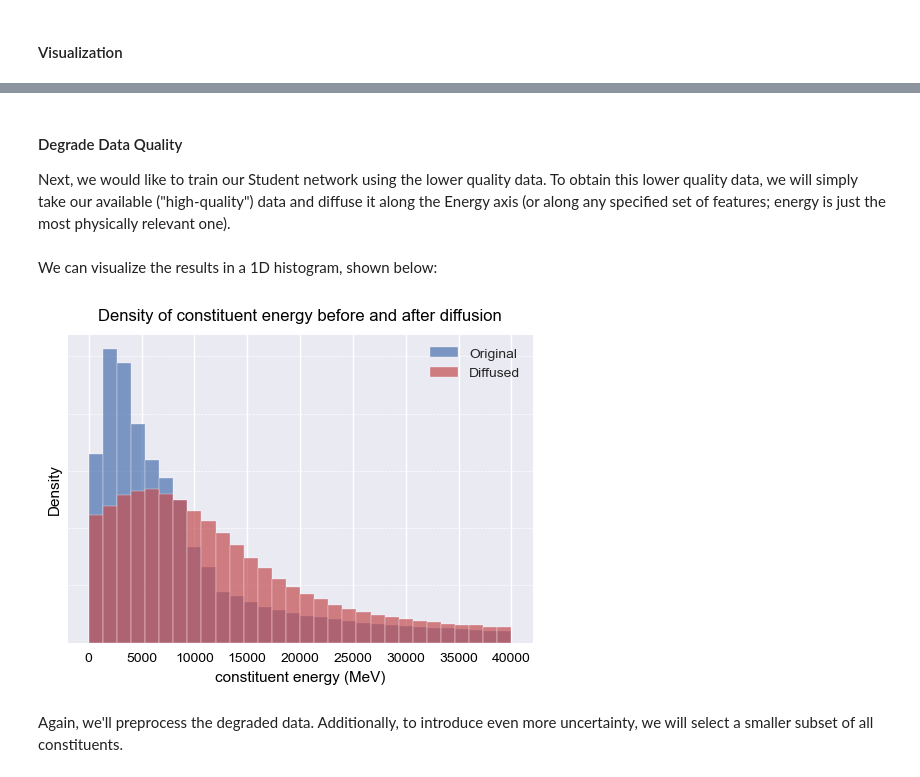
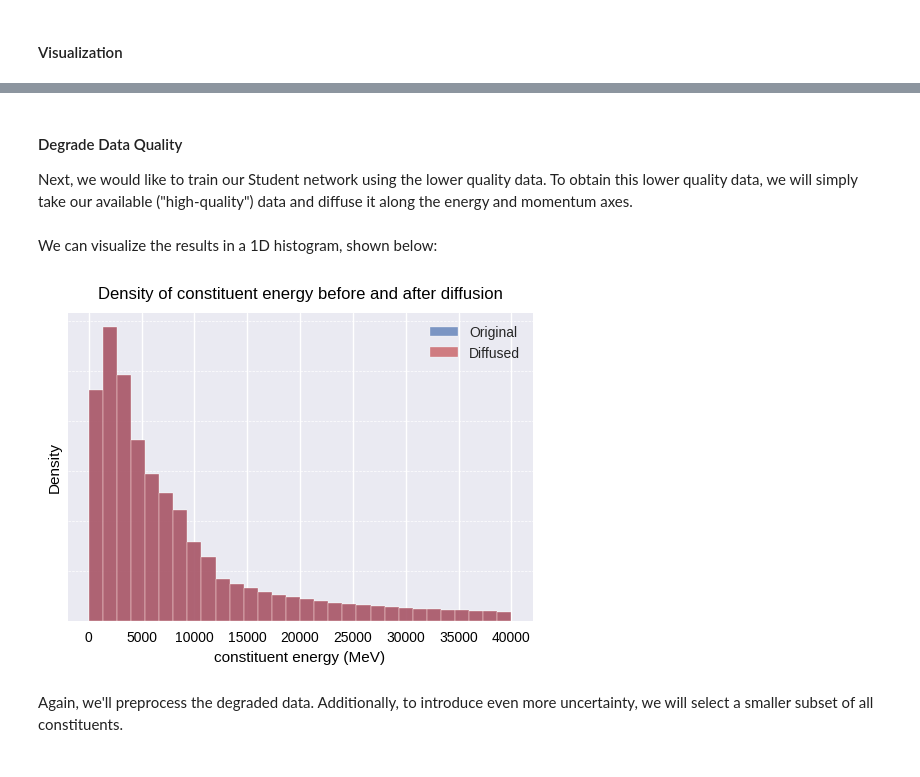
Before and after one commit to baron-de-montblanc/DL-Final-Project, a Jupyter notebook: workbook_FCNN.ipynb, the cells around one changed output, grey strips where cells are left out. Drawn from its saved outputs; the diff is of its cells as text; code cells hidden in the pictures.

```diff
--- a/workbook_FCNN.ipynb
+++ b/workbook_FCNN.ipynb
@@ -35,15 +35,15 @@ plt.style.use("seaborn-v0_8")
 # %%
 # Initialize some global hyperparameters
 
-NH = 2  # number of hidden layers: 5
-NE = 20  # number of epochs
+NH = 5  # number of hidden layers: 5
+NE = 30  # number of epochs
 LR = 1.2e-5  # learning rate: 1.2e-5
-BATCH_SZ = 32  # batch size: 250
-MAX_ITEMS = 100000  # maximum number of elements to consider (input size): 3,000,000
+BATCH_SZ = 250  # batch size: 250
+MAX_ITEMS = 750000  # maximum number of elements to consider (input size): 3,000,000
 MAX_CONSTITS = 80  # maximum number of constituent elements per jet: 80
-REDUCED_CONSTITS = 20  # number of constituent elements for the Student network to consider: 40
-NOISE_STD = 7e3  # noise standard deviation for the diffusion: 5e3
-ALPHA = 0.8  # alpha parameter for knowledge transfer: 0.8
+REDUCED_CONSTITS = 80  # number of constituent elements for the Student network to consider: 40
+NOISE_STD = 5e3  # noise standard deviation for the diffusion: 5e3
+ALPHA = 0.5  # alpha parameter for knowledge transfer: 0.8
 TEMP = 2.0  # temperature parameter for knowledge transfer: 2.0
 # %% [markdown]
 #### Input Data Visualization
@@ -56,9 +56,9 @@ jet_data, jet_labels, jet_weights, jet_features = get_data(
 )
 
 cons_data, cons_labels, cons_weights, cons_features = get_data(
-    "./data/reduced_atlas_dataset.h5",
+    "./data/train.h5",
     attribute="constituents",
-    # max_items=MAX_ITEMS
+    max_items=MAX_ITEMS
 )
 
 print("---------- Jet-level data ----------------")
@@ -223,19 +225,24 @@ Final test loss: 0.6080  Final test acc: 0.6727
 # %% [markdown]
 #### Degrade Data Quality
 
-Next, we would like to train our Student network using the lower quality data. To obtain this lower quality data, we will simply take our available ("high-quality") data and diffuse it along the Energy axis (or along any specified set of features; energy is just the most physically relevant one).
+Next, we would like to train our Student network using the lower quality data. To obtain this lower quality data, we will simply take our available ("high-quality") data and diffuse it along the energy and momentum axes.
 # %%
 from helper import diffuse
 
-diffused_cons_data = diffuse(cons_data, cons_features, noise_std=NOISE_STD, apply_features=['fjet_clus_E'])
+diffused_cons_data = diffuse(cons_data, cons_features, noise_std=NOISE_STD,
+                             apply_features=['fjet_clus_E', 'fjet_clus_pt'],
+                            )
 # %% [markdown]
 We can visualize the results in a 1D histogram, shown below:
 # %%
-from visualize import plot_diffused_histogram
+plot_diffused_histogram(cons_data, diffused_cons_data, cons_features, plot_feature='fjet_clus_E', xrange=[0,4e4],
+                        transparent=False,
+                        save_path="./FCNN_diffusion_E.png",
+                        )
 
 plot_diffused_histogram(cons_data, diffused_cons_data, cons_features, plot_feature='fjet_clus_E', xrange=[0,4e4],
-                        transparent=False,
-                        #save_path="./diffusion.png",
+                        transparent=True,
+                        save_path="./FCNN_diffusion_E_transparent.png",
                         )
 # %% [output]
-[figure, old version]
+[figure, new version]
```
Also changed, not shown: parts of 12 cells of this notebook, 3 other files.
